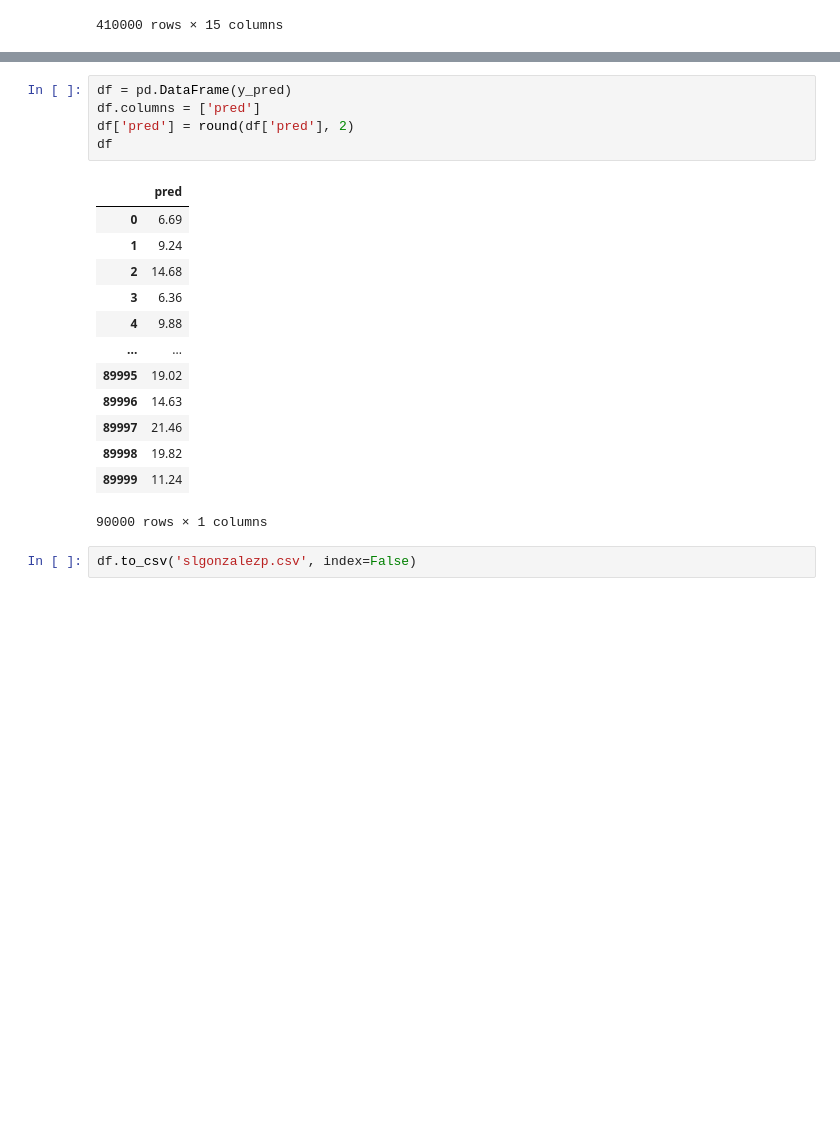
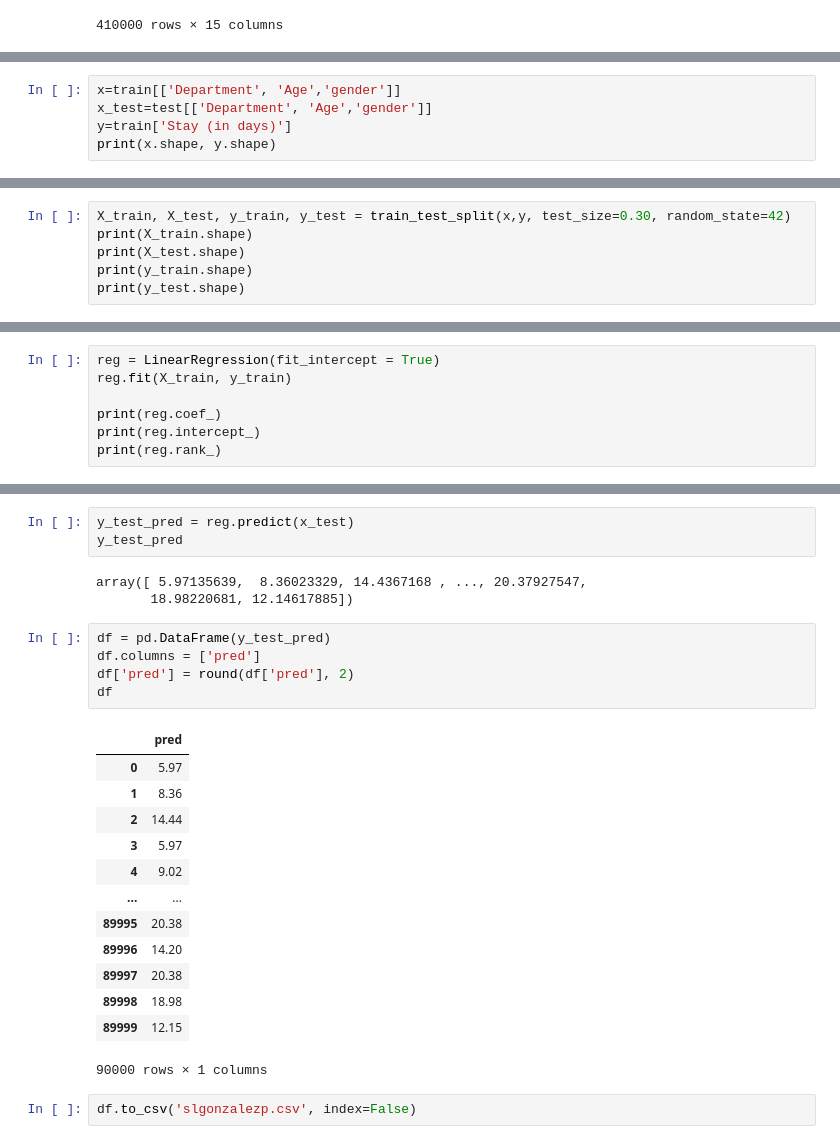
Before and after one commit to slgonzalezp/Datathon, a Jupyter notebook: Hospitals_prediction.ipynb, the cells around one changed output, grey strips where cells are left out. Drawn from its saved outputs; the diff is of its cells as text; blank space fills up the shorter version.

```diff
--- a/Hospitals_prediction.ipynb
+++ b/Hospitals_prediction.ipynb
@@ -156,0 +142,5 @@ array([ 6.69101795,  9.24374802, 14.67843678, ..., 21.46076923,
+# %%
+x=train[['Department', 'Age','gender']]
+x_test=test[['Department', 'Age','gender']]
+y=train['Stay (in days)']
+print(x.shape, y.shape)
@@ -156,0 +149,6 @@ array([ 6.69101795,  9.24374802, 14.67843678, ..., 21.46076923,
+# %%
+X_train, X_test, y_train, y_test = train_test_split(x,y, test_size=0.30, random_state=42)
+print(X_train.shape)
+print(X_test.shape)
+print(y_train.shape)
+print(y_test.shape)
@@ -156,0 +160,7 @@ array([ 6.69101795,  9.24374802, 14.67843678, ..., 21.46076923,
+# %%
+reg = LinearRegression(fit_intercept = True)
+reg.fit(X_train, y_train)
+
+print(reg.coef_)
+print(reg.intercept_)
+print(reg.rank_)
@@ -157,21 +180,27 @@ array([ 6.69101795,  9.24374802, 14.67843678, ..., 21.46076923,
+# %%
+y_test_pred = reg.predict(x_test)
+y_test_pred
+# %% [output]
+array([ 5.97135639,  8.36023329, 14.4367168 , ..., 20.37927547,
+       18.98220681, 12.14617885])
 # %%
-df = pd.DataFrame(y_pred)
+df = pd.DataFrame(y_test_pred)
 df.columns = ['pred']
 df['pred'] = round(df['pred'], 2)
 df
 # %% [output]
 |  | pred |
-| 0 | 6.69 |
-| 1 | 9.24 |
-| 2 | 14.68 |
-| 3 | 6.36 |
-| 4 | 9.88 |
+| 0 | 5.97 |
+| 1 | 8.36 |
+| 2 | 14.44 |
+| 3 | 5.97 |
+| 4 | 9.02 |
 | ... | ... |
-| 89995 | 19.02 |
-| 89996 | 14.63 |
-| 89997 | 21.46 |
-| 89998 | 19.82 |
-| 89999 | 11.24 |
+| 89995 | 20.38 |
+| 89996 | 14.20 |
+| 89997 | 20.38 |
+| 89998 | 18.98 |
+| 89999 | 12.15 |
 90000 rows × 1 columns
 # %%
 df.to_csv('slgonzalezp.csv', index=False)
```
Also changed, not shown: parts of 15 cells of this notebook, 1 other file.
